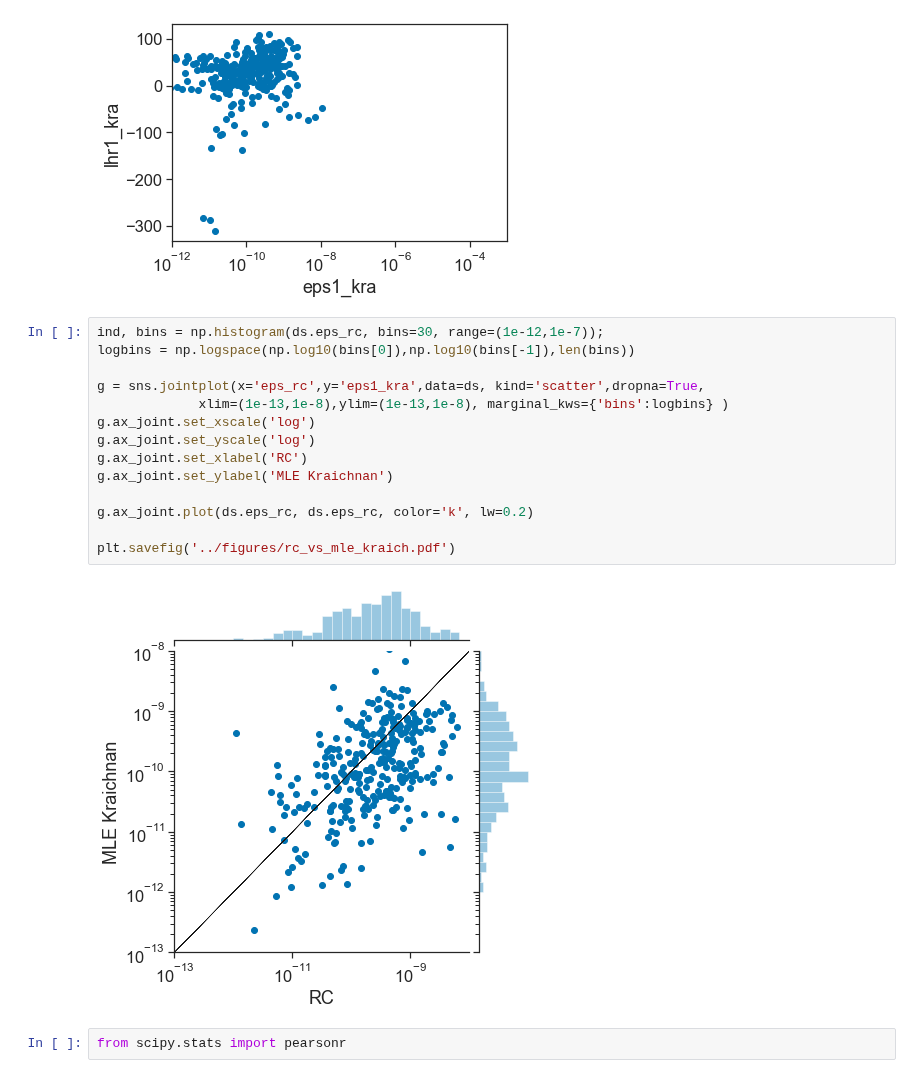
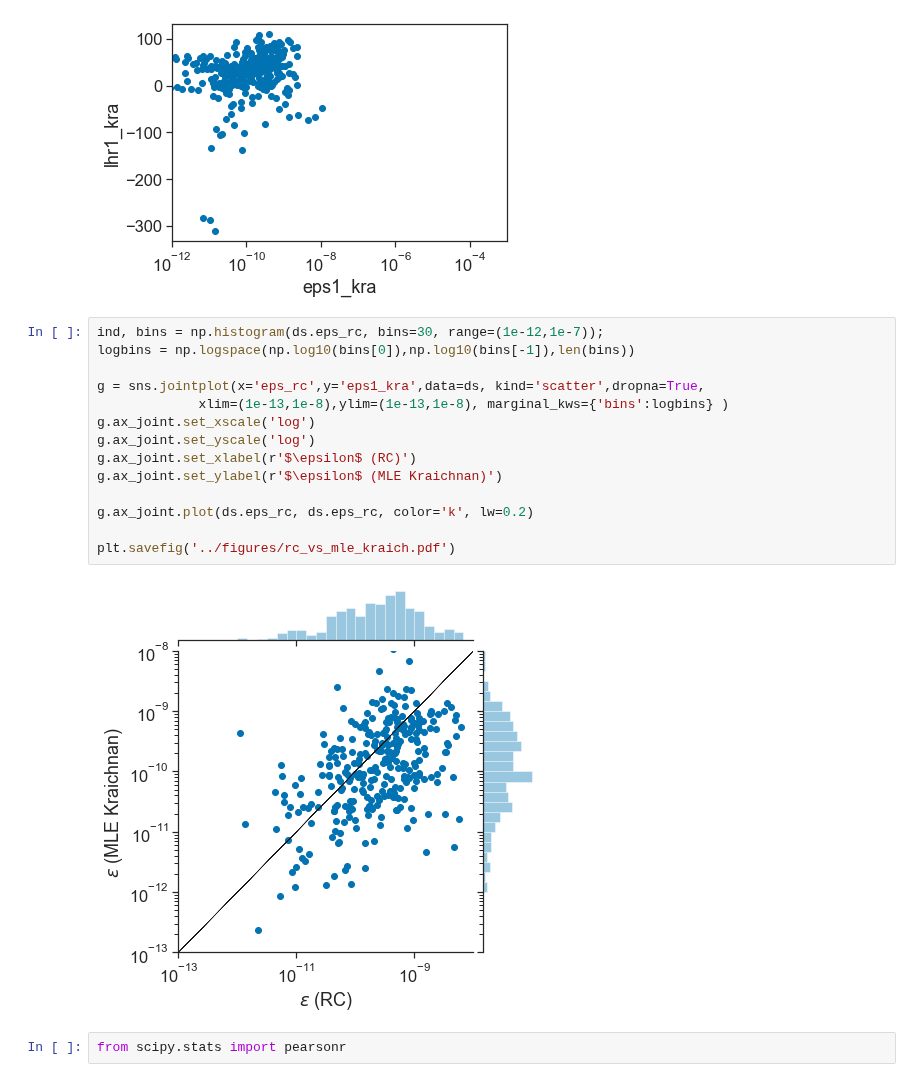
Before and after one commit to sessink/epsilon_from_emapex, a Jupyter notebook: notebooks/plotting_eps_calc.ipynb, the cells around one changed output. Drawn from its saved outputs; the diff is of its cells as text.

```diff
--- a/notebooks/plotting_eps_calc.ipynb
+++ b/notebooks/plotting_eps_calc.ipynb
@@ -77,19 +81,19 @@ plt.xlim(1e-12,1e-3)
 # %%
 ind, bins = np.histogram(ds.eps_rc, bins=30, range=(1e-12,1e-7));
 logbins = np.logspace(np.log10(bins[0]),np.log10(bins[-1]),len(bins))
 
 g = sns.jointplot(x='eps_rc',y='eps1_kra',data=ds, kind='scatter',dropna=True,
              xlim=(1e-13,1e-8),ylim=(1e-13,1e-8), marginal_kws={'bins':logbins} )
 g.ax_joint.set_xscale('log')
 g.ax_joint.set_yscale('log')
-g.ax_joint.set_xlabel('RC')
-g.ax_joint.set_ylabel('MLE Kraichnan')
+g.ax_joint.set_xlabel(r'$\epsilon$ (RC)')
+g.ax_joint.set_ylabel(r'$\epsilon$ (MLE Kraichnan)')
 
 g.ax_joint.plot(ds.eps_rc, ds.eps_rc, color='k', lw=0.2)
 
 plt.savefig('../figures/rc_vs_mle_kraich.pdf')
 # %% [output]
-[figure, old version]
+[figure, new version]
 # %%
 from scipy.stats import pearsonr
 # %%
```
Also changed, not shown: parts of 3 cells of this notebook, 4 other files.
